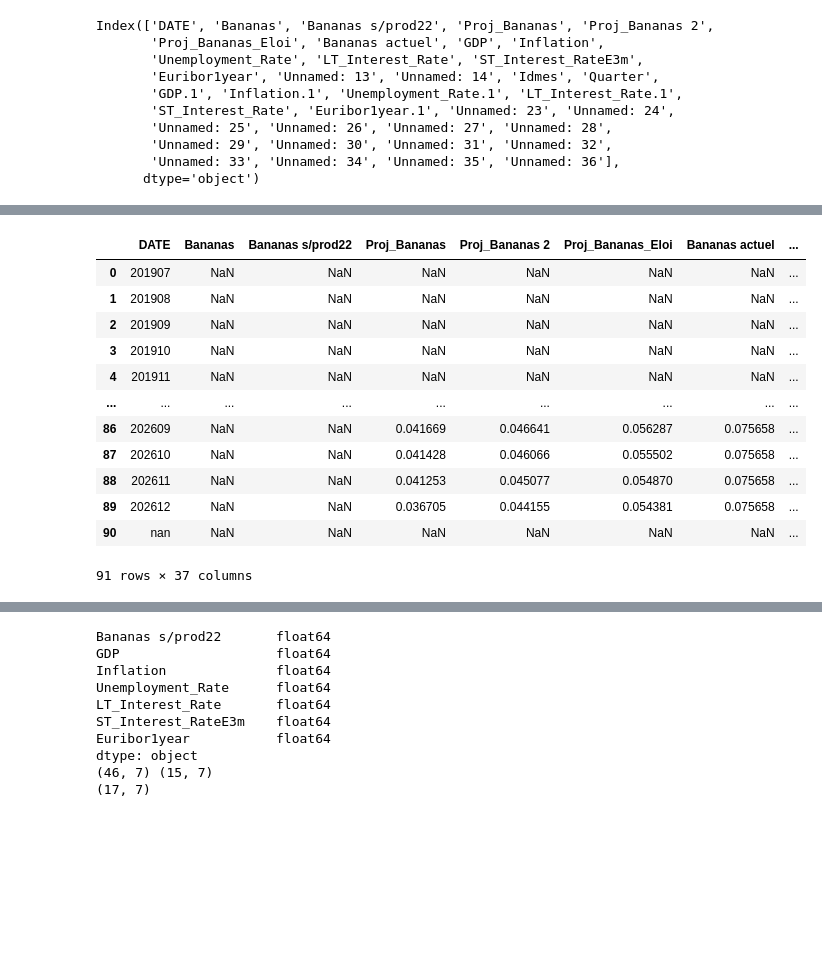
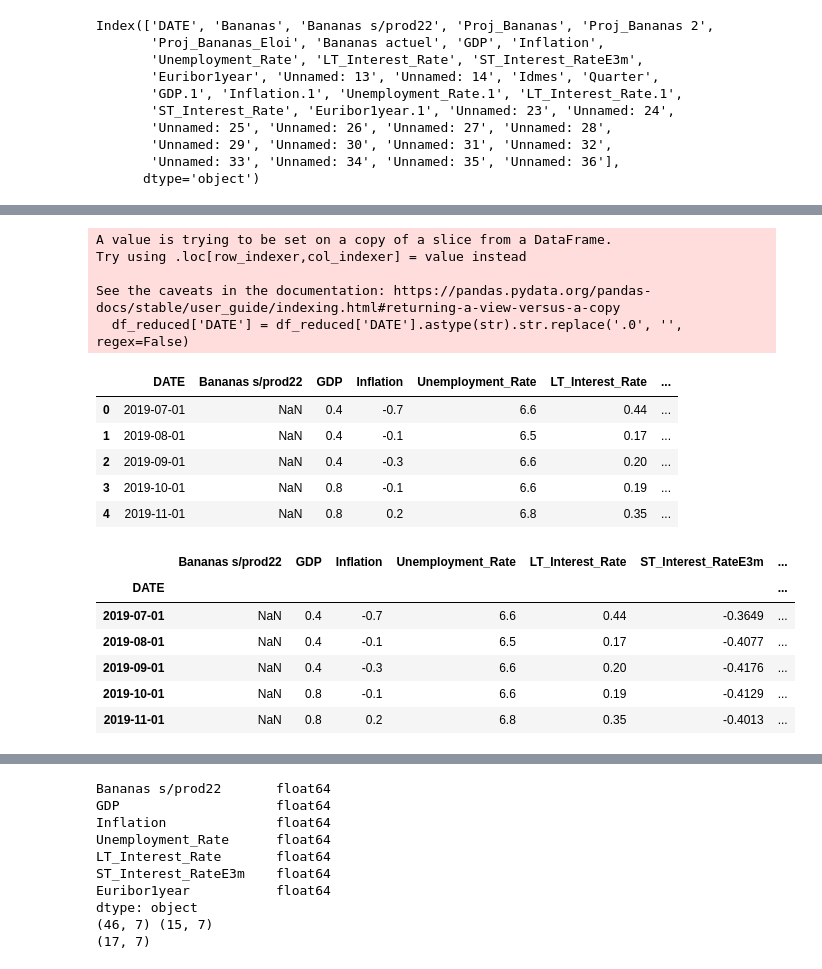
Before and after one commit to Ke0li/Cofidis, a Jupyter notebook: model_xgb_without_2022_épuré_version_CG .ipynb, the cells around one changed output, grey strips where cells are left out. Drawn from its saved outputs; the diff is of its cells as text; code cells hidden in the pictures; blank space fills up the shorter version.

```diff
--- a/model_xgb_without_2022_épuré_version_CG .ipynb
+++ b/model_xgb_without_2022_épuré_version_CG .ipynb
@@ -76,29 +77,30 @@ df_reduced.head()
 # %%
 # Recharger la colonne DATE en string -> enlève le .0 a la fin du numéro de l'année
-df_excel_complete['DATE'] = df_excel_complete['DATE'].astype(str).str.replace('.0', '', regex=False)
-df_excel_complete
+# Removing the ".0" at the end of the date
+df_reduced['DATE'] = df_reduced['DATE'].astype(str).str.replace('.0', '', regex=False)
+df_reduced.head()
 # %% [output]
+A value is trying to be set on a copy of a slice from a DataFrame.
+Try using .loc[row_indexer,col_indexer] = value instead
+
+See the caveats in the documentation: https://pandas.pydata.org/pandas-docs/stable/user_guide/indexing.html#returning-a-view-versus-a-copy
+  df_reduced['DATE'] = df_reduced['DATE'].astype(str).str.replace('.0', '', regex=False)
-|  | DATE | Bananas | Bananas s/prod22 | Proj_Bananas | Proj_Bananas 2 | Proj_Bananas_Eloi | Bananas actuel | ... |
-| 0 | 201907 | NaN | NaN | NaN | NaN | NaN | NaN | ... |
-| 1 | 201908 | NaN | NaN | NaN | NaN | NaN | NaN | ... |
-| 2 | 201909 | NaN | NaN | NaN | NaN | NaN | NaN | ... |
-| 3 | 201910 | NaN | NaN | NaN | NaN | NaN | NaN | ... |
-| 4 | 201911 | NaN | NaN | NaN | NaN | NaN | NaN | ... |
-| ... | ... | ... | ... | ... | ... | ... | ... | ... |
-| 86 | 202609 | NaN | NaN | 0.041669 | 0.046641 | 0.056287 | 0.075658 | ... |
-| 87 | 202610 | NaN | NaN | 0.041428 | 0.046066 | 0.055502 | 0.075658 | ... |
-| 88 | 202611 | NaN | NaN | 0.041253 | 0.045077 | 0.054870 | 0.075658 | ... |
-| 89 | 202612 | NaN | NaN | 0.036705 | 0.044155 | 0.054381 | 0.075658 | ... |
-| 90 | nan | NaN | NaN | NaN | NaN | NaN | NaN | ... |
+|  | DATE | Bananas s/prod22 | GDP | Inflation | Unemployment_Rate | LT_Interest_Rate | ... |
+| 0 | 2019-07-01 | NaN | 0.4 | -0.7 | 6.6 | 0.44 | ... |
+| 1 | 2019-08-01 | NaN | 0.4 | -0.1 | 6.5 | 0.17 | ... |
+| 2 | 2019-09-01 | NaN | 0.4 | -0.3 | 6.6 | 0.20 | ... |
+| 3 | 2019-10-01 | NaN | 0.8 | -0.1 | 6.6 | 0.19 | ... |
+| 4 | 2019-11-01 | NaN | 0.8 | 0.2 | 6.8 | 0.35 | ... |
-91 rows × 37 columns
 # %%
-# Extraire l'année et le mois (supposons que le format est 'YYYYMM')
-df_excel_complete['DATE'] = pd.to_datetime(df_excel_complete['DATE'], format='%Y%m')
-
-# Sélectionner les colonnes nécessaires
-columns_needed = ['DATE', 'Bananas s/prod22', 'GDP', 'Inflation', 'Unemployment_Rate', 'LT_Interest_Rate', 'ST_Interest_RateE3m', 'Euribor1year']
-df_reduced = df_excel_complete[columns_needed]
-
-# Mettre la colonne DATE en index
+# seting the date in Index of the dataset
 df_reduced = df_reduced.set_index('DATE')
+df_reduced.head()
+# %% [output]
+|  | Bananas s/prod22 | GDP | Inflation | Unemployment_Rate | LT_Interest_Rate | ST_Interest_RateE3m | ... |
+| DATE |  |  |  |  |  |  | ... |
+| 2019-07-01 | NaN | 0.4 | -0.7 | 6.6 | 0.44 | -0.3649 | ... |
+| 2019-08-01 | NaN | 0.4 | -0.1 | 6.5 | 0.17 | -0.4077 | ... |
+| 2019-09-01 | NaN | 0.4 | -0.3 | 6.6 | 0.20 | -0.4176 | ... |
+| 2019-10-01 | NaN | 0.8 | -0.1 | 6.6 | 0.19 | -0.4129 | ... |
+| 2019-11-01 | NaN | 0.8 | 0.2 | 6.8 | 0.35 | -0.4013 | ... |
 # %%
```
Also changed, not shown: parts of 14 cells of this notebook, 1 other file.
